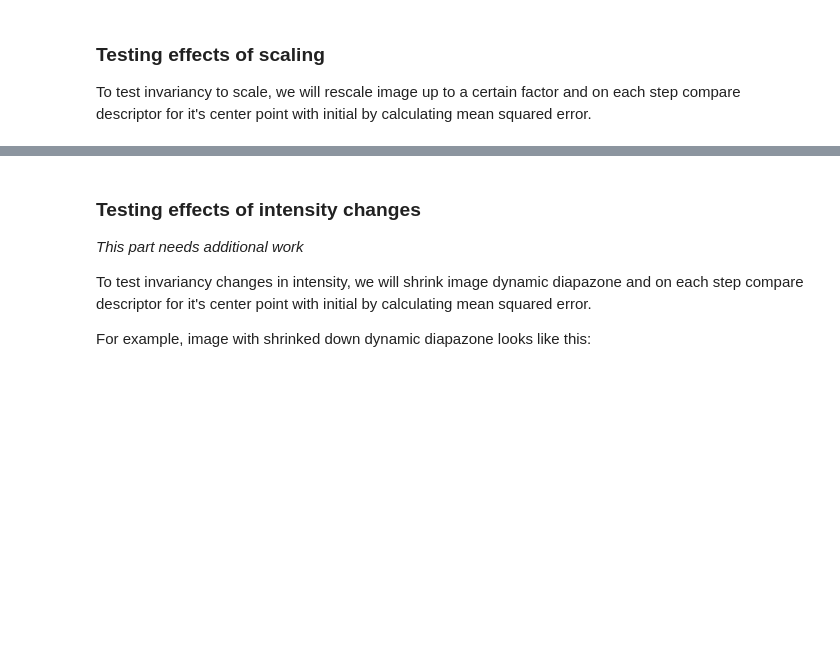
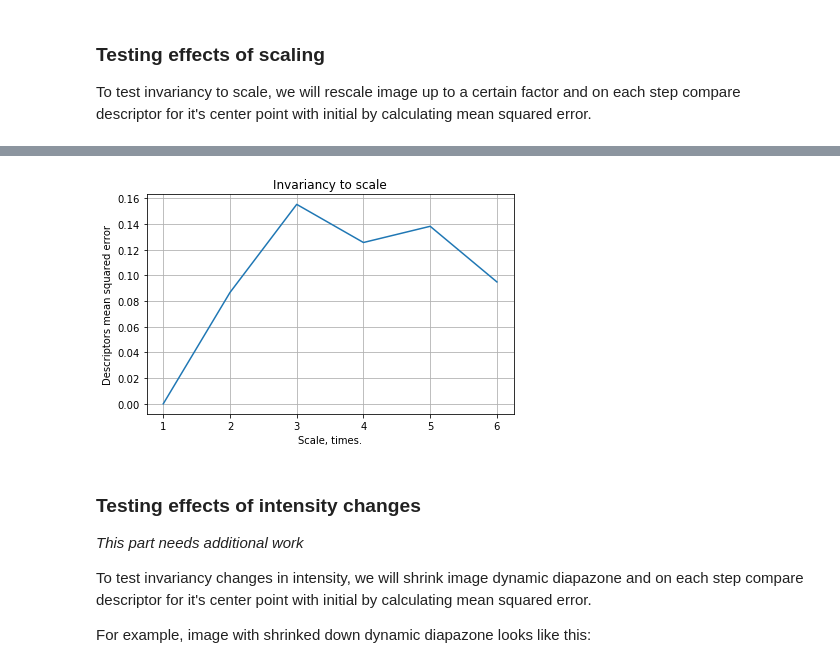
Before and after one commit to aisus/masters, a Jupyter notebook: daisy-descriptor/daisy-custom.ipynb, the cells around one changed output, grey strips where cells are left out. Saved outputs shown, nothing was run; the diff lists cells and outputs as text; code cells hidden in the pictures; blank space fills up the shorter version.

```diff
--- a/daisy-descriptor/daisy-custom.ipynb
+++ b/daisy-descriptor/daisy-custom.ipynb
@@ -350,7 +353,8 @@ for i in range(0, n):
     scale = 1 + i * scale_step
     image2 = transform.rescale(image, scale, multichannel=False)
     descriptor2, visualize2, gradient_orientations2, coms2 = daisy(image2, point, R, Q, T, H, SIGMAS, NORM)
-    mean_stds[i] = ((descriptor - descriptor2) ** 2).mean()
+    desc_norm = max(np.max(descriptor), np.max(descriptor2))
+    mean_stds[i] = (((descriptor - descriptor2) / desc_norm) ** 2).mean()
     scale_levels[i] = scale
 
 plot_xy(scale_levels, mean_stds,
@@ -363,3 +365,4 @@ plot_xy(scale_levels, mean_stds,
+[figure, added]
 # %% [markdown]
 ### Testing effects of intensity changes
 
```
Also changed, not shown: parts of 11 cells of this notebook, 1 other file.
